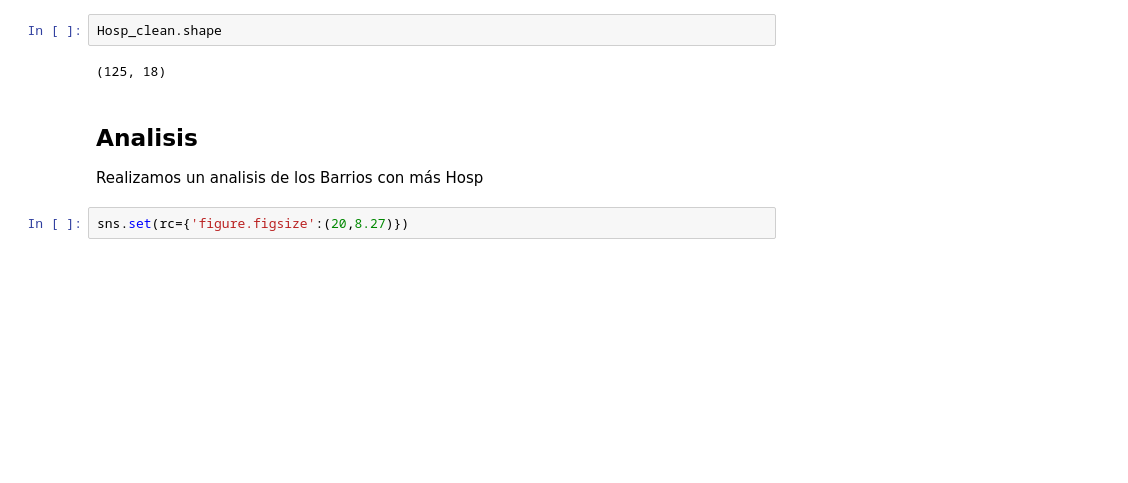
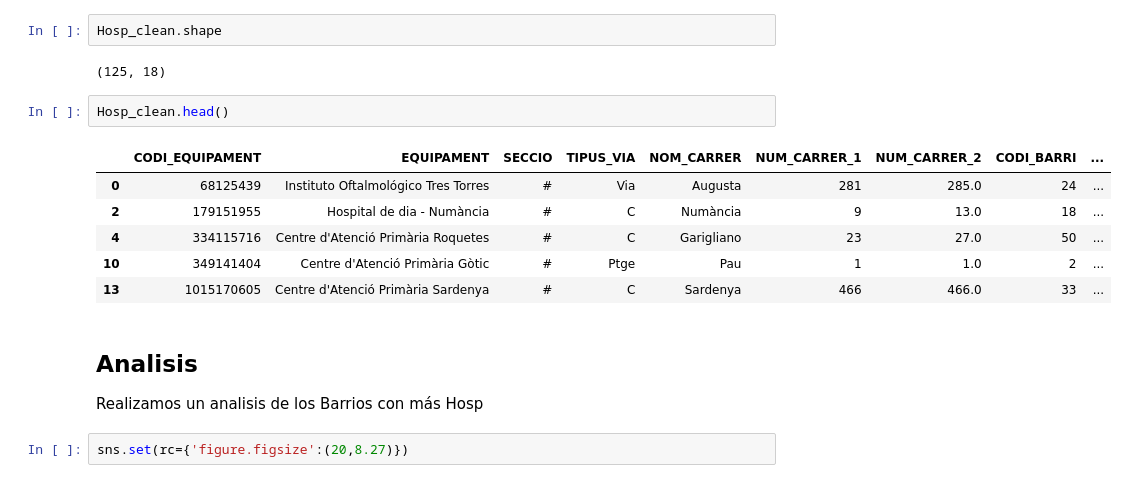
Before and after one commit to Fzaplana/Green-Start, a Jupyter notebook: Hpsp_4.ipynb, the cells around one changed output. Drawn from its saved outputs; the diff is of its cells as text; blank space fills up the shorter version.

```diff
--- a/Hpsp_4.ipynb
+++ b/Hpsp_4.ipynb
@@ -200,6 +238,15 @@ memory usage: 18.6+ KB
 Hosp_clean.shape
 # %% [output]
 (125, 18)
+# %%
+Hosp_clean.head()
+# %% [output]
+|  | CODI_EQUIPAMENT | EQUIPAMENT | SECCIO | TIPUS_VIA | NOM_CARRER | NUM_CARRER_1 | NUM_CARRER_2 | CODI_BARRI | ... |
+| 0 | 68125439 | Instituto Oftalmológico Tres Torres | # | Via | Augusta | 281 | 285.0 | 24 | ... |
+| 2 | 179151955 | Hospital de dia - Numància | # | C | Numància | 9 | 13.0 | 18 | ... |
+| 4 | 334115716 | Centre d'Atenció Primària Roquetes | # | C | Garigliano | 23 | 27.0 | 50 | ... |
+| 10 | 349141404 | Centre d'Atenció Primària Gòtic | # | Ptge | Pau | 1 | 1.0 | 2 | ... |
+| 13 | 1015170605 | Centre d'Atenció Primària Sardenya | # | C | Sardenya | 466 | 466.0 | 33 | ... |
 # %% [markdown]
 ## Analisis
 
```
Also changed, not shown: parts of 13 cells of this notebook.
